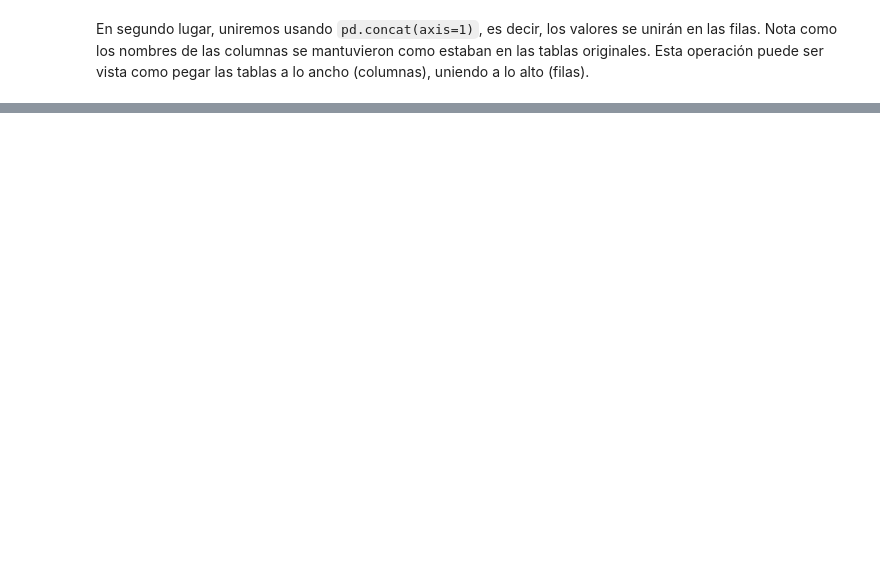
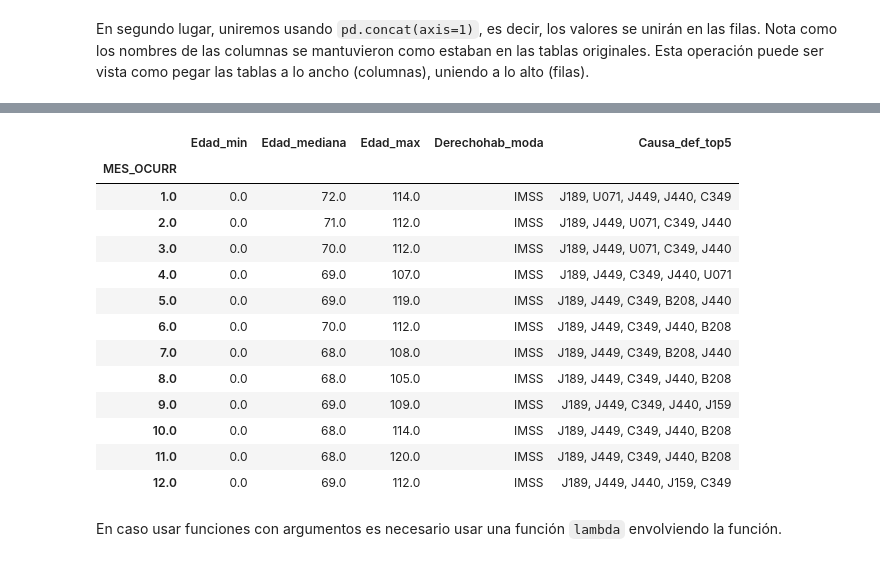
Before and after one commit to mar-esther23/Python_EDR2023, a Jupyter notebook: CPEDR_5Manipulación.ipynb, the cells around one changed output, grey strips where cells are left out. Saved outputs shown, nothing was run; the diff lists cells and outputs as text; code cells hidden in the pictures; blank space fills up the shorter version.

```diff
--- a/CPEDR_5Manipulación.ipynb
+++ b/CPEDR_5Manipulación.ipynb
@@ -365,0 +121,13 @@ Name: N_mayores_edad, dtype: int64
+# %%
+# Función para clásificar por edad
+f_edad_categoria = lambda edad: "Menor" if edad < 18 else ("Mayor" if edad > 60 else "Adulto")
+# Creamos nueva columna con clasificación de edad
+df_respiratorio['EDAD_CLASS'] = df_respiratorio['EDAD'].apply(f_edad_categoria)
+display( df_respiratorio['EDAD_CLASS'].value_counts() )
+
+# Tabla pivote
+pd.pivot_table(df_respiratorio,
+               index   = ['SEXO','EDAD_CLASS'],  # <- multiples variables
+               columns = 'AREA_UR',
+               aggfunc = 'size'
+              )
@@ -791,0 +614,26 @@ En esta lección hemos aprendido varios conceptos:
+# %%
+df_respiratorio.groupby('MES_OCURR').agg(
+    Edad_min = ('EDAD','min'),
+    Edad_mediana = ('EDAD','median'),
+    Edad_max = ('EDAD','max'),
+    Derechohab_moda = ('DERECHOHAB', pd.Series.mode ),
+    Causa_def_top5 = ('CAUSA_DEF', textos_mas_comunes ),
+
+    )
+# %% [output]
+|  | Edad_min | Edad_mediana | Edad_max | Derechohab_moda | Causa_def_top5 |
+| MES_OCURR |  |  |  |  |  |
+| 1.0 | 0.0 | 72.0 | 114.0 | IMSS | J189, U071, J449, J440, C349 |
+| 2.0 | 0.0 | 71.0 | 112.0 | IMSS | J189, J449, U071, C349, J440 |
+| 3.0 | 0.0 | 70.0 | 112.0 | IMSS | J189, J449, U071, C349, J440 |
+| 4.0 | 0.0 | 69.0 | 107.0 | IMSS | J189, J449, C349, J440, U071 |
+| 5.0 | 0.0 | 69.0 | 119.0 | IMSS | J189, J449, C349, B208, J440 |
+| 6.0 | 0.0 | 70.0 | 112.0 | IMSS | J189, J449, C349, J440, B208 |
+| 7.0 | 0.0 | 68.0 | 108.0 | IMSS | J189, J449, C349, B208, J440 |
+| 8.0 | 0.0 | 68.0 | 105.0 | IMSS | J189, J449, C349, J440, B208 |
+| 9.0 | 0.0 | 69.0 | 109.0 | IMSS | J189, J449, C349, J440, J159 |
+| 10.0 | 0.0 | 68.0 | 114.0 | IMSS | J189, J449, C349, J440, B208 |
+| 11.0 | 0.0 | 68.0 | 120.0 | IMSS | J189, J449, C349, J440, B208 |
+| 12.0 | 0.0 | 69.0 | 112.0 | IMSS | J189, J449, J440, J159, C349 |
+# %% [markdown]
+En caso usar funciones con argumentos es necesario usar una función `lambda` envolviendo la función.
```
Also changed, not shown: parts of 101 cells of this notebook, 7 other files.
